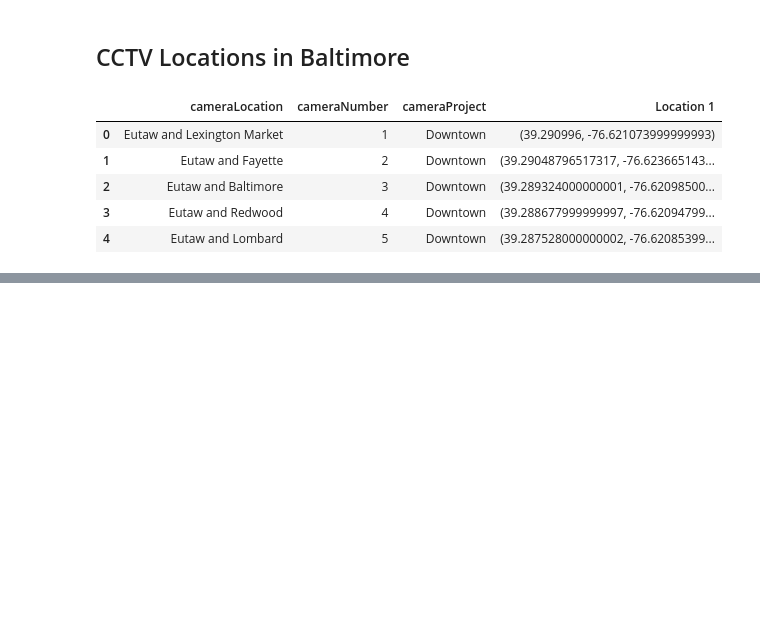
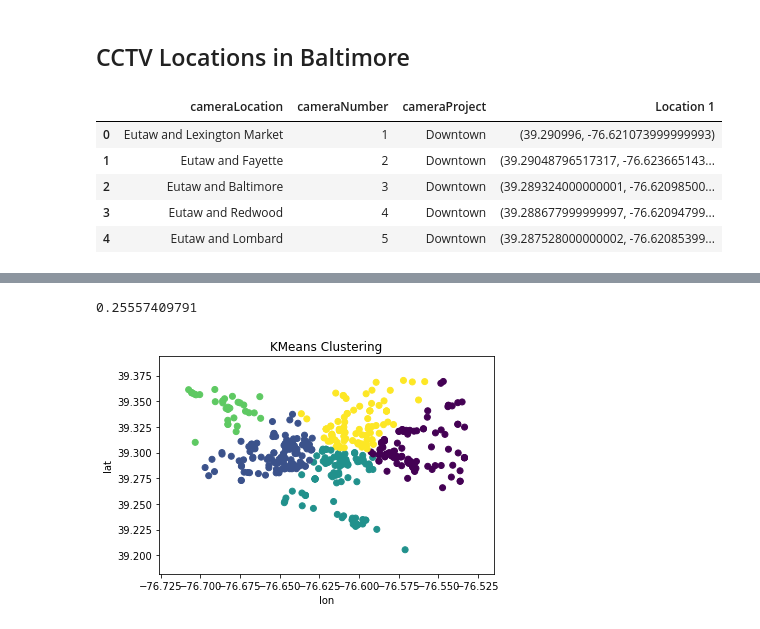
Before and after one commit to nichollsbr/baltimore-transit, a Jupyter notebook: CCTV_Locations.ipynb, the cells around one changed output, grey strips where cells are left out. Drawn from its saved outputs; the diff is of its cells as text; code cells hidden in the pictures; blank space fills up the shorter version.

```diff
--- a/CCTV_Locations.ipynb
+++ b/CCTV_Locations.ipynb
@@ -68,0 +84,13 @@ iplot( fig, validate=False, filename='CCTV_Locations' )
+# %%
+bpd = pd.read_csv('BPD_Arrests.csv')
+
+bpd['IncidentOffense'] = bpd['IncidentOffense'].str.lower()
+relevant_crimes = pd.DataFrame()
+
+# list of relevant offenses and extract relevant rows
+
+offense = ['6elarceny- auto acc','7astolenauto', '3brobb highway (ua)', '3bjrobb carjack (ua)','3ajfrobb carjack-firearm', '6dlarceny- from auto', '26recovered vehicle', '8harson motor veh', '6flarceny- bicycle', '24towed vehicle', '3aorobb hwy-other wpn', '3ajkrobb carjack-knife', '7cstolen veh./other', '112traffic related incident', '20jtransport', '3ajorobb carjack-other wpn', '3af-robb hwy-firea']
+
+relevant_crimes = bpd[bpd['IncidentOffense'].isin(offense)]
+
+relevant_crimes.count()
@@ -68,0 +247,13 @@ iplot( fig, validate=False, filename='CCTV_Locations' )
+# %%
+bpd_1 = relevant_crimes.dropna()
+
+#bpd_1.dtypes
+# %%
+kmeans = KMeans(n_clusters=5).fit(bpd_1[['Latitude', 'Longitude']])
+# %%
+km_clusters = kmeans.labels_
+print(kmeans.inertia_)
+kmeans_scatterplot(bpd_1['Longitude'], bpd_1['Latitude'], km_clusters, 'lon', 'lat')
+# %% [output]
+0.25557409791
+[figure, added]
```
Also changed, not shown: parts of 18 cells of this notebook.
